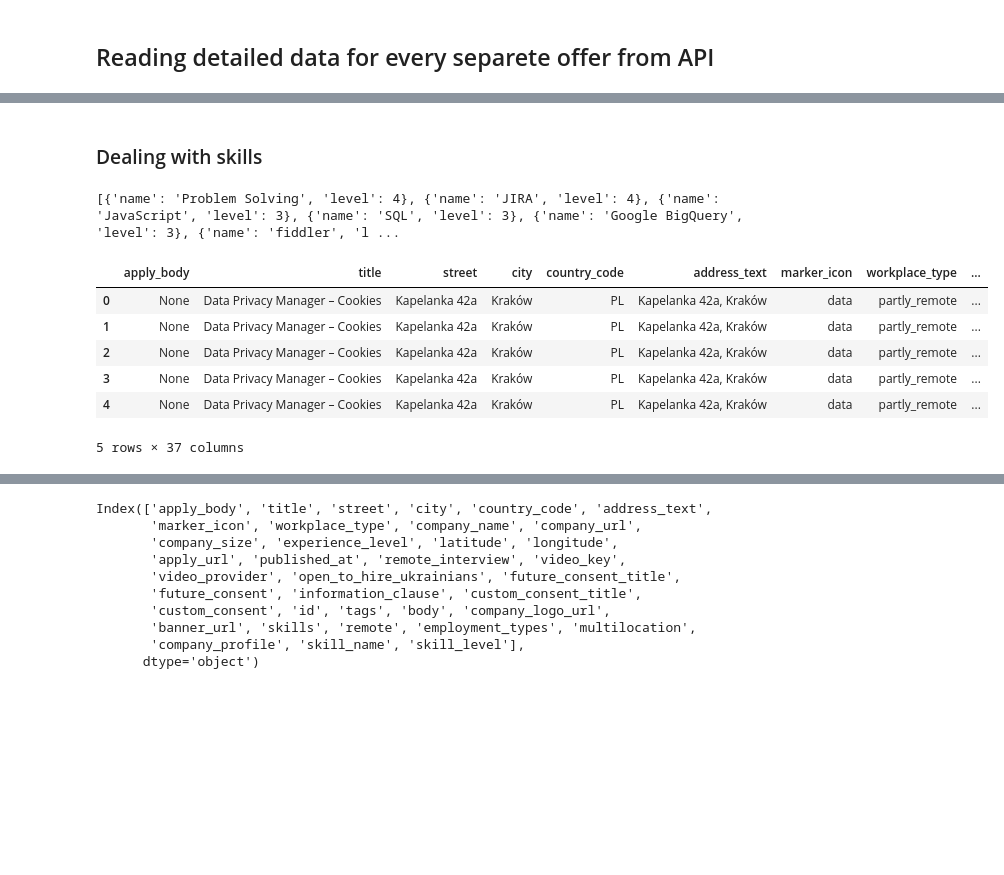
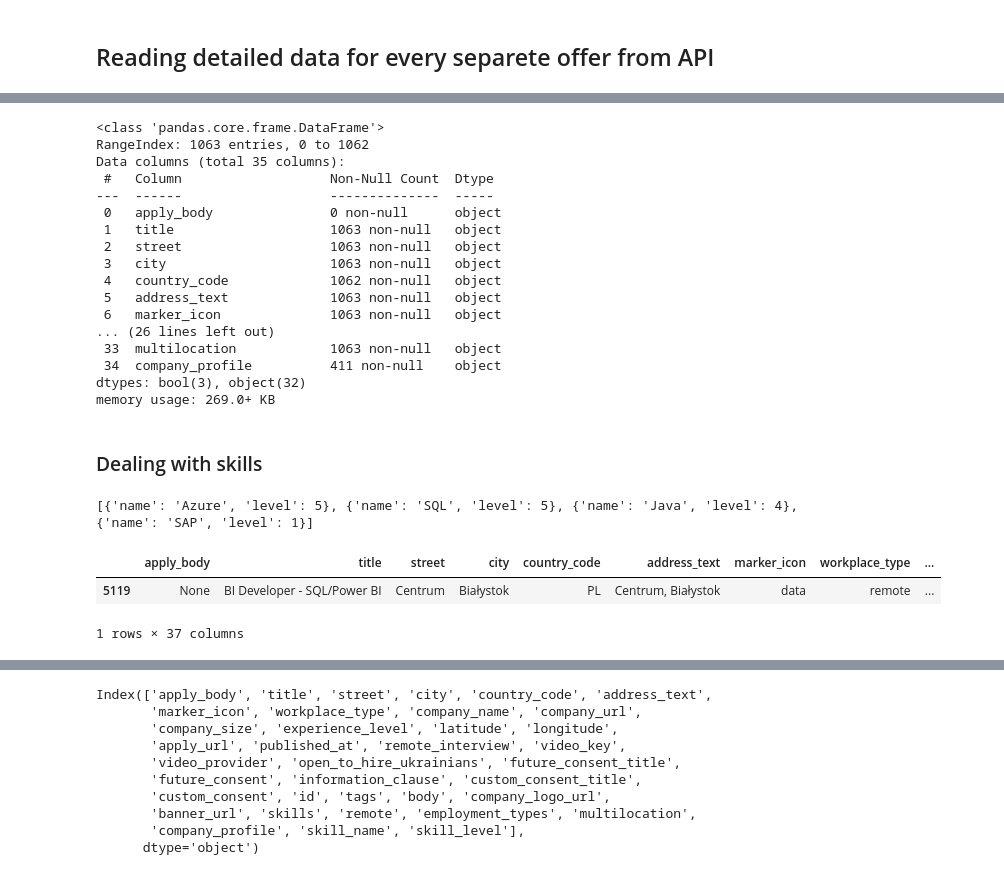
Before and after one commit to dmarszalik/just-join-it-salaries, a Jupyter notebook: Predict_salaries_project.ipynb, the cells around one changed output, grey strips where cells are left out. Drawn from its saved outputs; the diff is of its cells as text; code cells hidden in the pictures; blank space fills up the shorter version.

```diff
--- a/Predict_salaries_project.ipynb
+++ b/Predict_salaries_project.ipynb
@@ -199,14 +165,14 @@ memory usage: 2.1+ MB
 ## Select the subset of the data - only "data" marker icon
 # %%
 # Limit observations to those that have flag 'data'
-df = df[df['marker_icon'] == 'data']
-df.reset_index(drop=True, inplace = True)
+df_data = df_init[df_init['marker_icon'] == 'data']
+df_data.reset_index(drop=True, inplace = True)
 # %% [markdown]
 ## Reading detailed data for every separete offer from API
 # %%
 json_data = []
 # %%
-offers = list(df.id)
+offers = list(df_data.id)
 # %%
 len(offers)
 # %% [output]
@@ -220,4 +186,5 @@ for offer in offers:
   json_data.append(json_obj)
 #   time.sleep(0.5)
 # %%
-df = pd.DataFrame(json_data)
+df_data_offers = pd.DataFrame(json_data)
+to_csv_date(df_data_offers, 'df_data_offers')
@@ -256,14 +191,36 @@ Index(['apply_body', 'title', 'street', 'city', 'country_code', 'address_text',
+# %%
+df_data_offers.info(10)
+# %% [output]
+<class 'pandas.core.frame.DataFrame'>
+RangeIndex: 1063 entries, 0 to 1062
+Data columns (total 35 columns):
+ #   Column                   Non-Null Count  Dtype
+---  ------                   --------------  -----
+ 0   apply_body               0 non-null      object
+ 1   title                    1063 non-null   object
+ 2   street                   1063 non-null   object
+ 3   city                     1063 non-null   object
+ 4   country_code             1062 non-null   object
+ 5   address_text             1063 non-null   object
+ 6   marker_icon              1063 non-null   object
+... (26 lines left out)
+ 33  multilocation            1063 non-null   object
+ 34  company_profile          411 non-null    object
+dtypes: bool(3), object(32)
+memory usage: 269.0+ KB
 # %% [markdown]
 ### Dealing with skills
 # %%
-print(df['skills'][0])
+print(df_data_offers['skills'][0])
 # %% [output]
-[{'name': 'Problem Solving', 'level': 4}, {'name': 'JIRA', 'level': 4}, {'name': 'JavaScript', 'level': 3}, {'name': 'SQL', 'level': 3}, {'name': 'Google BigQuery', 'level': 3}, {'name': 'fiddler', 'l ...
+[{'name': 'Azure', 'level': 5}, {'name': 'SQL', 'level': 5}, {'name': 'Java', 'level': 4}, {'name': 'SAP', 'level': 1}]
 # %%
-old_data = df.to_dict(orient='records')
+# Putting all skills into one column
+
+old_data = df_data_offers.to_dict(orient='records')
 new_data = []
 
-for index, skills_list in enumerate(df['skills']):
+for index, skills_list in enumerate(df_data_offers['skills']):
     for skill in skills_list:
         new_row = old_data[index].copy()
         new_row['skill_name'] = skill['name']
@@ -272,15 +229,11 @@ for index, skills_list in enumerate(df['skills']):
 # %%
 new_df = pd.DataFrame(new_data)
 # %%
-new_df.head()
+new_df.sample()
 # %% [output]
 |  | apply_body | title | street | city | country_code | address_text | marker_icon | workplace_type | ... |
-| 0 | None | Data Privacy Manager – Cookies | Kapelanka 42a | Kraków | PL | Kapelanka 42a, Kraków | data | partly_remote | ... |
-| 1 | None | Data Privacy Manager – Cookies | Kapelanka 42a | Kraków | PL | Kapelanka 42a, Kraków | data | partly_remote | ... |
-| 2 | None | Data Privacy Manager – Cookies | Kapelanka 42a | Kraków | PL | Kapelanka 42a, Kraków | data | partly_remote | ... |
-| 3 | None | Data Privacy Manager – Cookies | Kapelanka 42a | Kraków | PL | Kapelanka 42a, Kraków | data | partly_remote | ... |
-| 4 | None | Data Privacy Manager – Cookies | Kapelanka 42a | Kraków | PL | Kapelanka 42a, Kraków | data | partly_remote | ... |
+| 5119 | None | BI Developer - SQL/Power BI | Centrum | Białystok | PL | Centrum, Białystok | data | remote | ... |
-5 rows × 37 columns
+1 rows × 37 columns
 # %%
 new_df.skill_name.unique()
 # %% [output]
```
Also changed, not shown: parts of 77 cells of this notebook, 3 other files.
